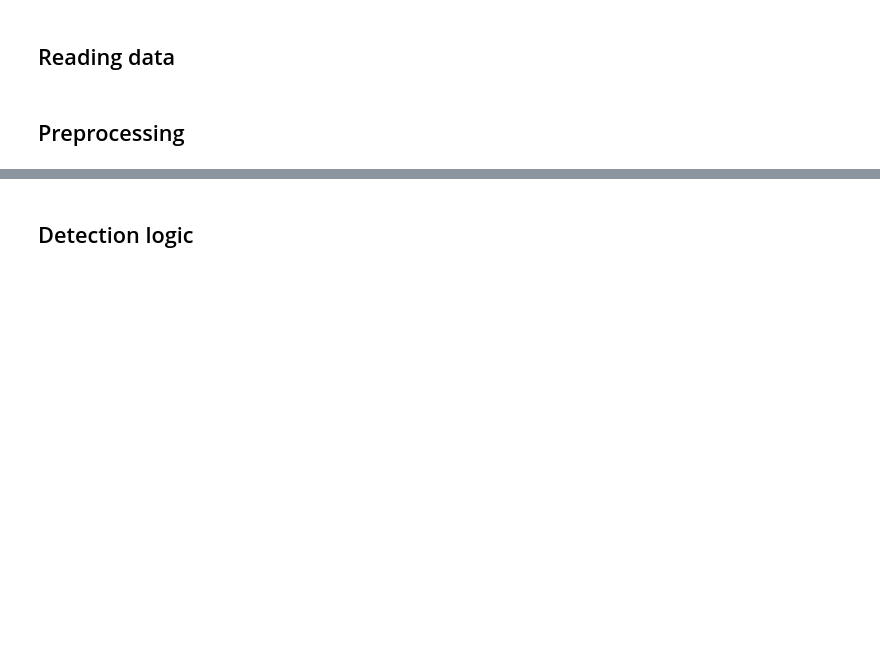
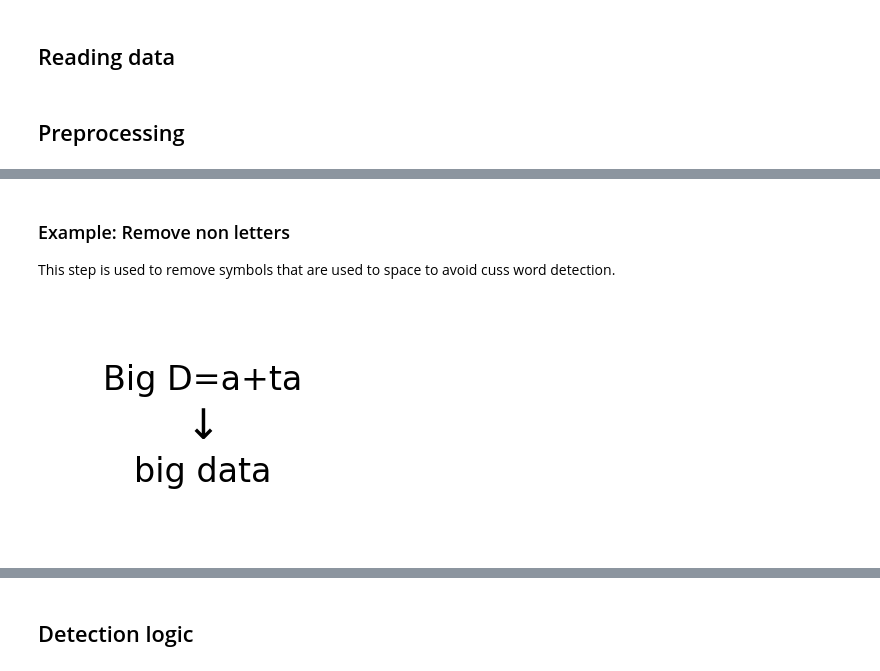
Before and after one commit to valdi-at/bot-detect-cuss-or-slur, a Jupyter notebook: notebook.ipynb, the cells around one changed output, grey strips where cells are left out. Cells and saved outputs as stored; diff of their text form; code cells hidden in the pictures; blank space fills up the shorter version.

```diff
--- a/notebook.ipynb
+++ b/notebook.ipynb
@@ -58,0 +83,7 @@ def clean_text(text):
+# %% [markdown]
+### Example: Remove non letters
+This step is used to remove symbols that are used to space to avoid cuss word detection.
+# %%
+demo_clean("Big D=a+ta")
+# %% [output]
+[figure, added]
```
Also changed, not shown: parts of 5 cells of this notebook, 1 other file.
